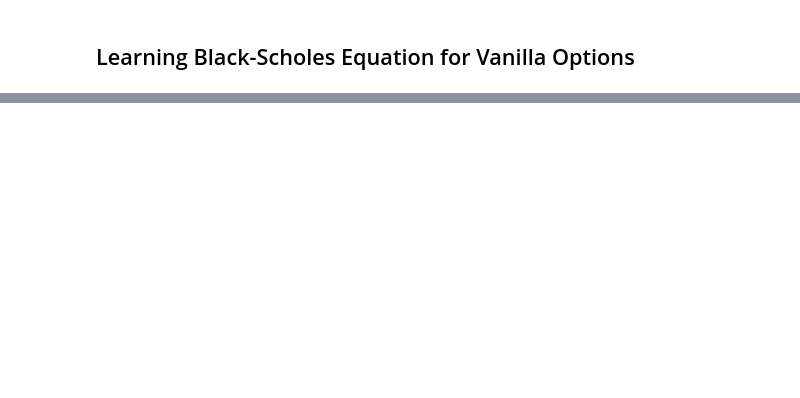
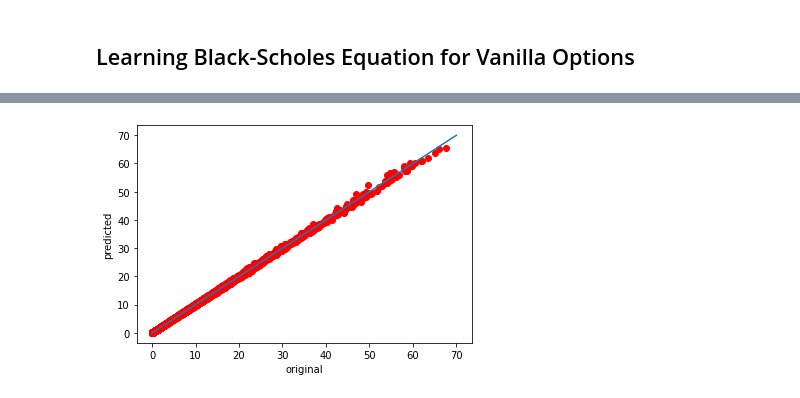
Before and after one commit to tmtsf/deep-learning, a Jupyter notebook: code/02-quant_finance/src/black_scholes.ipynb, the cells around one changed output, grey strips where cells are left out. Drawn from its saved outputs; the diff is of its cells as text; code cells hidden in the pictures; blank space fills up the shorter version.

```diff
--- a/code/02-quant_finance/src/black_scholes.ipynb
+++ b/code/02-quant_finance/src/black_scholes.ipynb
@@ -93,0 +102,12 @@ torch.save(model.state_dict(), '../save/black_scholes.ckpt')
+# %%
+with torch.no_grad():
+  predicted = model(test_features.float()).numpy().reshape(-1)
+  original = test_labels.numpy().reshape(-1)
+
+  plt.plot(original, predicted, 'ro')
+  plt.xlabel("original")
+  plt.ylabel("predicted")
+  plt.plot([0, 70], [0, 70])
+  plt.show()
+# %% [output]
+[figure, added]
```
Also changed, not shown: parts of 9 cells of this notebook.
